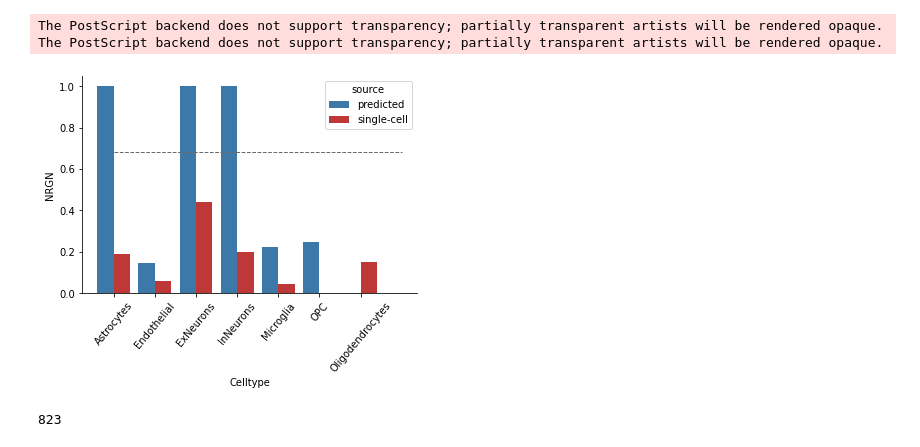
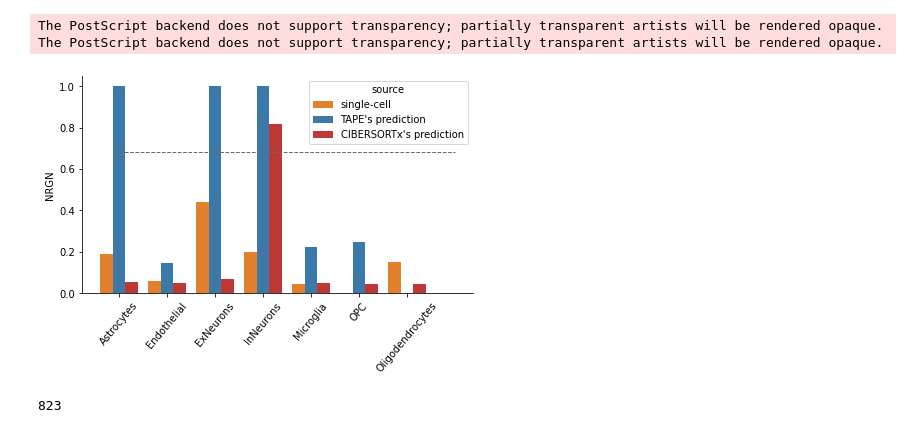
Before and after one commit to poseidonchan/TAPE, a Jupyter notebook: Experiments/Figures/ROSMAP_GEPanalysis.ipynb, the cells around one changed output. Drawn from its saved outputs; the diff is of its cells as text; code cells hidden in the pictures.

```diff
--- a/Experiments/Figures/ROSMAP_GEPanalysis.ipynb
+++ b/Experiments/Figures/ROSMAP_GEPanalysis.ipynb
@@ -23,28 +23,34 @@ ori_sigm = pd.DataFrame(mms.fit_transform(ori_sigm.T).T, index=celltypes, column
 # %%
 testsigm = pd.read_csv('ROSMAP_overallGEP.csv',index_col=0)
 trainsigm = pd.read_csv('ROSMAP_trainGEP.csv',index_col=0)
+# %%
+csx_sigm = pd.read_csv("~/Desktop/Chan's Research/2021Summer Intern/MajorReview/ADbrain_CSx/CIBERSORTxGEP_Job13_GEPs.txt",sep='\t',index_col=0)
+# %%
+csx_sigm = np.log2(csx_sigm+1)
+csx_sigm = pd.DataFrame(mms.fit_transform(csx_sigm),index=csx_sigm.index,columns=csx_sigm.columns)
 # %%
-data = pd.DataFrame(pd.concat([testsigm.loc[celltypes]['NRGN'],ori_sigm['NRGN']]))
-data['source'] = ['predicted' for i in range(len(data)//2)] + ['single-cell' for i in range(len(data)//2)]
+data = pd.DataFrame(pd.concat([ori_sigm['NRGN'],testsigm.loc[celltypes]['NRGN'],csx_sigm.loc['NRGN']]))
+data['source'] = ["single-cell" for i in range(len(data)//3)]+["TAPE's prediction" for i in range(len(data)//3)] + ["CIBERSORTx's prediction" for i in range(len(data)//3)]
 # %%
 blue=sns.color_palette('Blues')[4]
 red=sns.color_palette('Reds')[4]
+orange = sns.color_palette()[1]
 # %%
 data.drop('Unknown',inplace=True)
 # %%
-fig, ax = plt.subplots(figsize=(6,4))
+fig, ax = plt.subplots(figsize=(7,4))
 sns.barplot(data=data,x=data.index,y='NRGN',hue='source',ax=ax,
-            palette={'predicted':blue,'single-cell':red})
+            palette={"TAPE's prediction":blue,"CIBERSORTx's prediction":red,'single-cell':orange})
 ax.hlines(NRGN_bulk, xmin=0, xmax=7, color='dimgrey',linestyle='dashed', linewidth=1) #画竖水平线
 ax.spines['top'].set_visible(False)
 ax.spines['right'].set_visible(False)
 plt.xticks(rotation=50)
 fig.savefig('barplot.eps', format='eps', dpi=300)
 plt.show()
 # %% [output]
 The PostScript backend does not support transparency; partially transparent artists will be rendered opaque.
 The PostScript backend does not support transparency; partially transparent artists will be rendered opaque.
-[figure, old version]
+[figure, new version]
 # %%
 test_z = pd.DataFrame(scale(testsigm),index=testsigm.index,columns=testsigm.columns)
 train_z = pd.DataFrame(scale(trainsigm),index=trainsigm.index,columns=trainsigm.columns)
```
Also changed, not shown: 7 other files.
